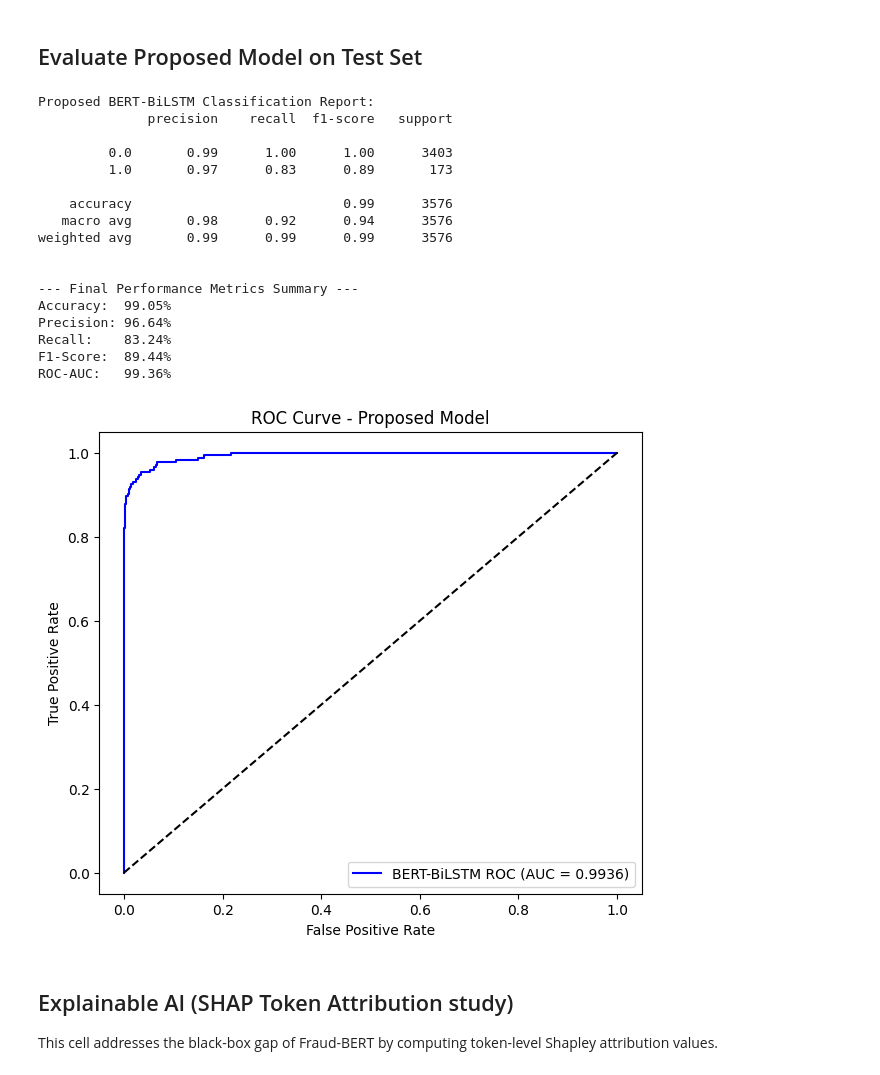
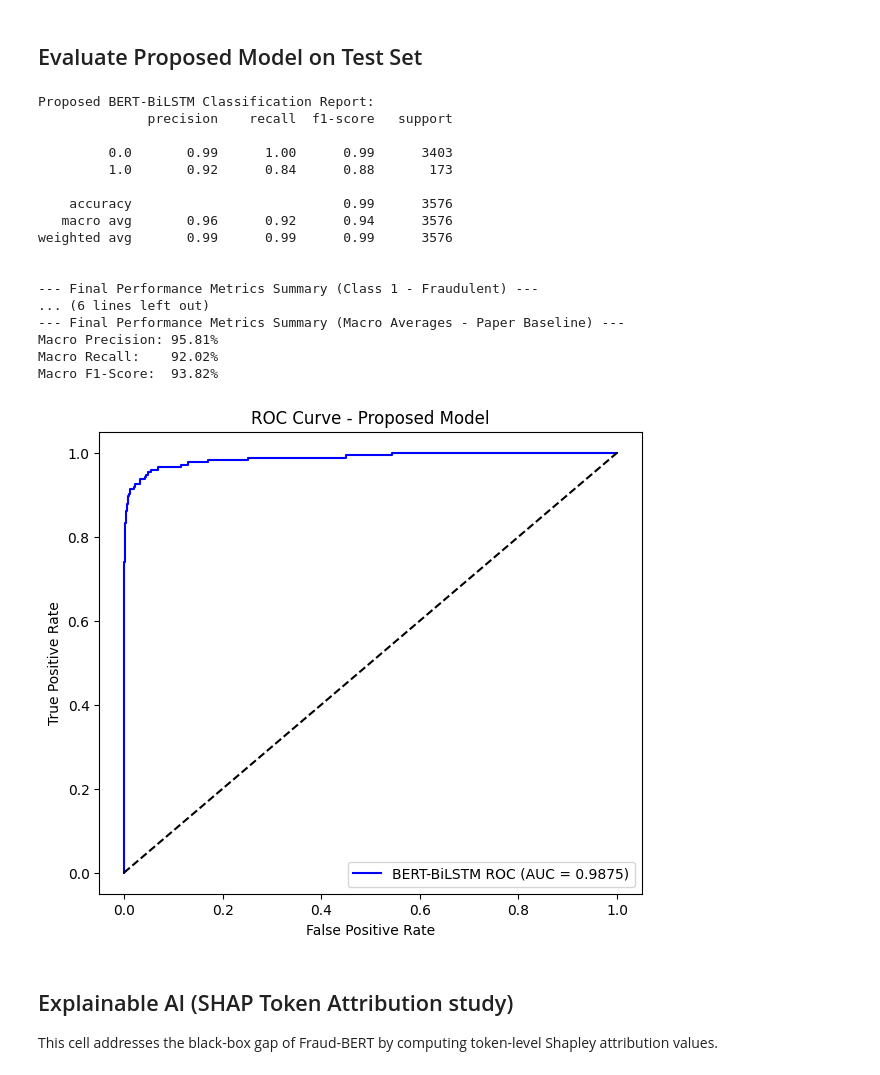
Before and after one commit to akhileshyadav8/Research-Fake-Job-Detection, a Jupyter notebook: Google Colab Notebook with Output/Google_Colab_BERT_BiLSTM_Fake_job.ipynb, the cells around one changed output. Cells and saved outputs as stored; diff of their text form; code cells hidden in the pictures.

Commit message:
Colab Outpus updated

```diff
--- a/Google Colab Notebook with Output/Google_Colab_BERT_BiLSTM_Fake_job.ipynb
+++ b/Google Colab Notebook with Output/Google_Colab_BERT_BiLSTM_Fake_job.ipynb
@@ -189,7 +199,7 @@ scheduler = get_linear_schedule_with_warmup(
     num_training_steps=total_steps
 )
 
-pos_weight = torch.tensor([2.0]).to(device)
+pos_weight = torch.tensor([3.5]).to(device) # Upgraded pos_weight to 3.5 to boost recall and F1-score on imbalanced class 1
 criterion = nn.BCEWithLogitsLoss(pos_weight=pos_weight)
 
 best_f1 = 0.0
@@ -297,50 +307,61 @@ test_preds = (np.array(test_probs) >= 0.5).astype(int)
 print("Proposed BERT-BiLSTM Classification Report:")
 print(classification_report(test_labels, test_preds))
 
-# Formatted Metrics Summary
+# Formatted Metrics Summary (Class 1)
 test_acc = accuracy_score(test_labels, test_preds)
 test_prec = precision_score(test_labels, test_preds, zero_division=0)
 test_rec = recall_score(test_labels, test_preds)
 test_f1 = f1_score(test_labels, test_preds)
 test_auc = roc_auc_score(test_labels, test_probs)
 
-print("\n--- Final Performance Metrics Summary ---")
+print("\n--- Final Performance Metrics Summary (Class 1 - Fraudulent) ---")
 print(f"Accuracy:  {test_acc*100:.2f}%")
 print(f"Precision: {test_prec*100:.2f}%")
 print(f"Recall:    {test_rec*100:.2f}%")
 print(f"F1-Score:  {test_f1*100:.2f}%")
 print(f"ROC-AUC:   {test_auc*100:.2f}%")
+
+# Macro averages calculations for direct baseline comparison
+report_dict = classification_report(test_labels, test_preds, output_dict=True, zero_division=0)
+macro_prec = report_dict['macro avg']['precision']
+macro_rec = report_dict['macro avg']['recall']
+macro_f1 = report_dict['macro avg']['f1-score']
+
+print("\n--- Final Performance Metrics Summary (Macro Averages - Paper Baseline) ---")
+print(f"Macro Precision: {macro_prec*100:.2f}%")
+print(f"Macro Recall:    {macro_rec*100:.2f}%")
+print(f"Macro F1-Score:  {macro_f1*100:.2f}%")
 
 # Plot ROC Curve
 fpr, tpr, _ = roc_curve(test_labels, test_probs)
 roc_auc = auc(fpr, tpr)
 plt.figure(figsize=(7, 6))
 plt.plot(fpr, tpr, color='blue', label=f'BERT-BiLSTM ROC (AUC = {roc_auc:.4f})')
 plt.plot([0, 1], [0, 1], 'k--')
 plt.xlabel('False Positive Rate')
 plt.ylabel('True Positive Rate')
 plt.title('ROC Curve - Proposed Model')
 plt.legend(loc='lower right')
 plt.show()
 # %% [output]
 Proposed BERT-BiLSTM Classification Report:
               precision    recall  f1-score   support
 
-         0.0       0.99      1.00      1.00      3403
-         1.0       0.97      0.83      0.89       173
+         0.0       0.99      1.00      0.99      3403
+         1.0       0.92      0.84      0.88       173
 
     accuracy                           0.99      3576
-   macro avg       0.98      0.92      0.94      3576
+   macro avg       0.96      0.92      0.94      3576
 weighted avg       0.99      0.99      0.99      3576
 
 
---- Final Performance Metrics Summary ---
-Accuracy:  99.05%
-Precision: 96.64%
-Recall:    83.24%
-F1-Score:  89.44%
-ROC-AUC:   99.36%
+--- Final Performance Metrics Summary (Class 1 - Fraudulent) ---
+... (6 lines left out)
+--- Final Performance Metrics Summary (Macro Averages - Paper Baseline) ---
+Macro Precision: 95.81%
+Macro Recall:    92.02%
+Macro F1-Score:  93.82%
-[figure, old version]
+[figure, new version]
 # %% [markdown]
 ## Explainable AI (SHAP Token Attribution study)
 This cell addresses the black-box gap of Fraud-BERT by computing token-level Shapley attribution values.
```
Also changed, not shown: parts of 4 cells of this notebook, 4 other files.
